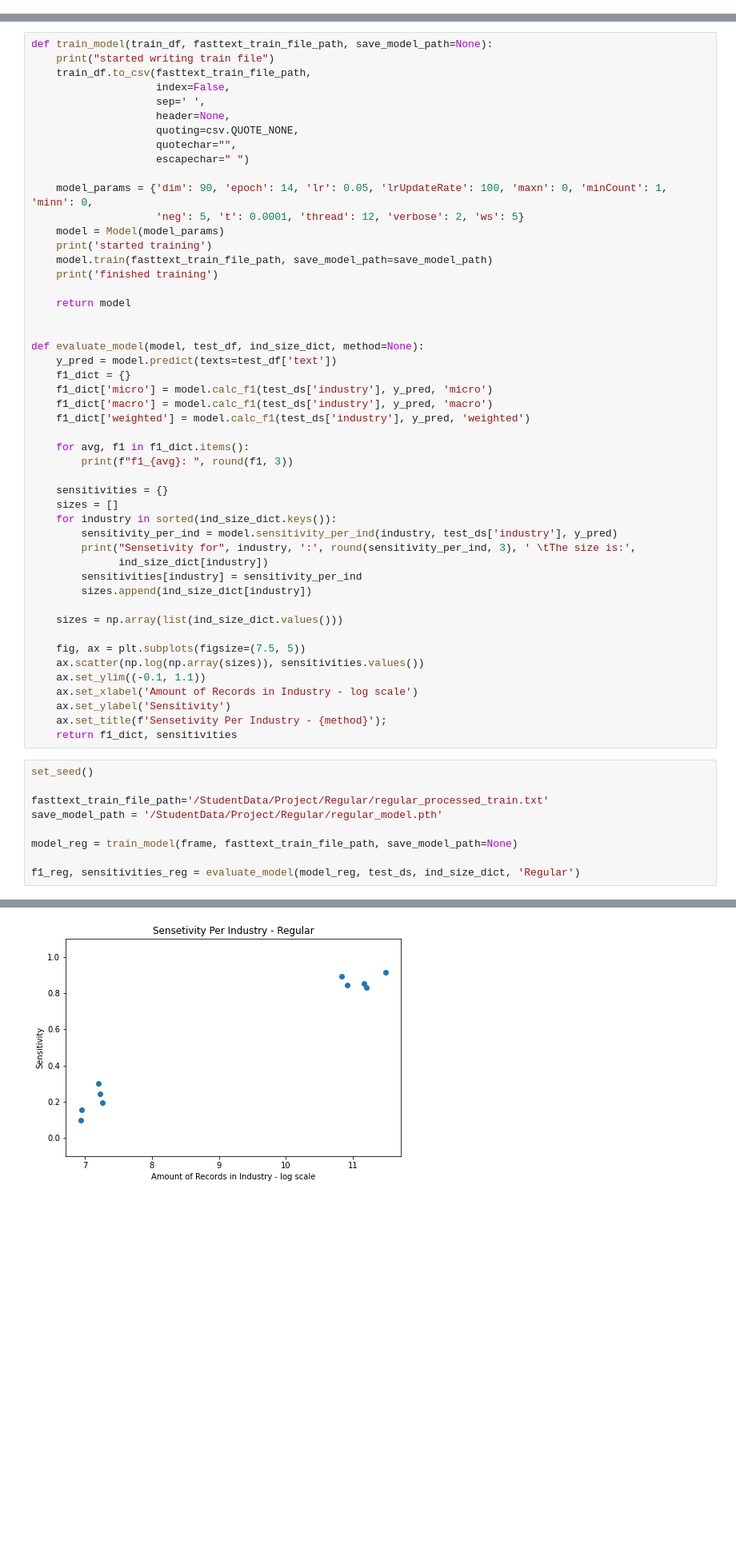
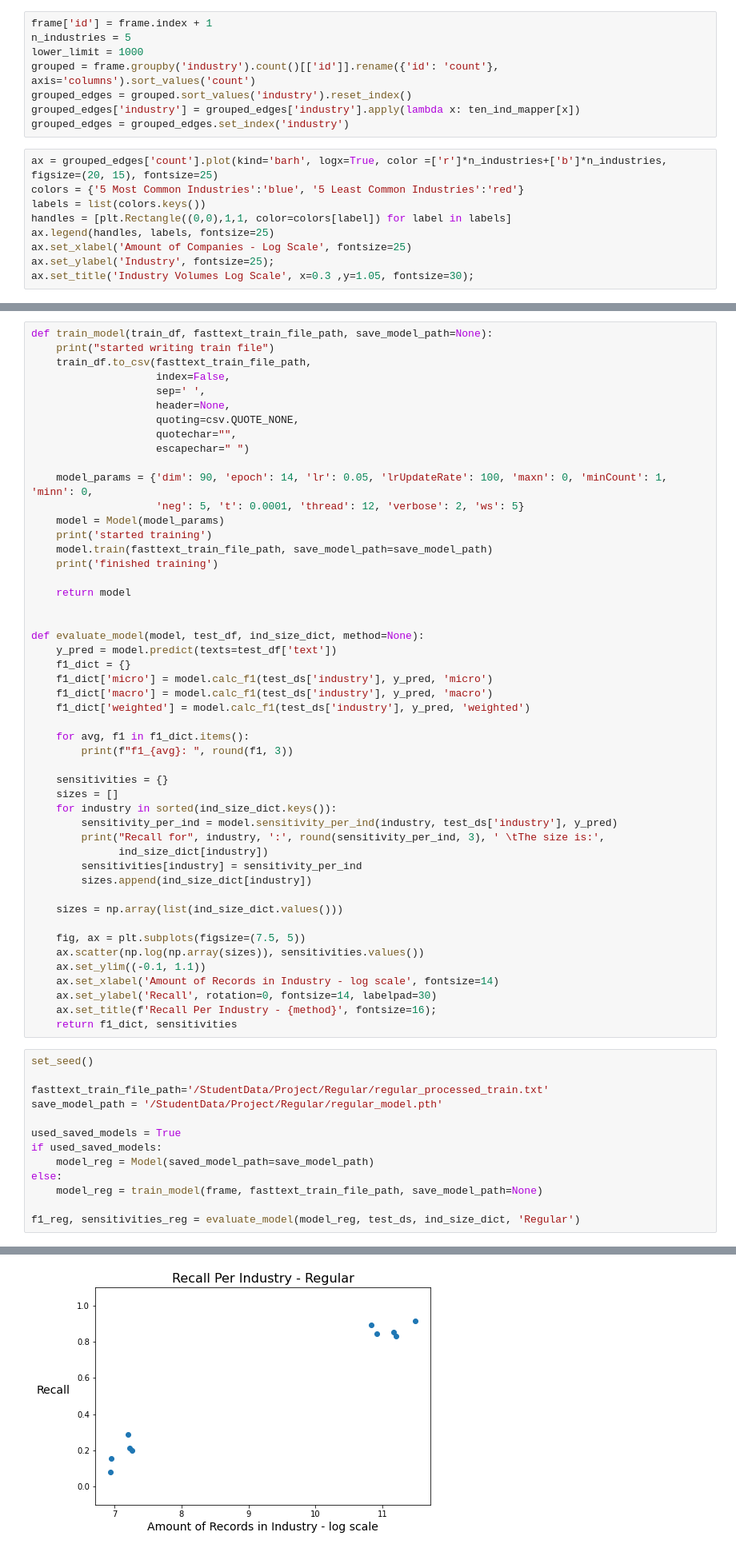
Before and after one commit to dvirla/Balancing_Textual_Datasets, a Jupyter notebook: Framework.ipynb, the cells around one changed output, grey strips where cells are left out. Shown at 80% size. Saved outputs shown, nothing was run; the diff lists cells and outputs as text; blank space fills up the shorter version.

Commit message:
finalized Framework

```diff
--- a/Framework.ipynb
+++ b/Framework.ipynb
@@ -214,0 +207,17 @@ test_ds = pd.read_pickle('/StudentData/Project/processed_test.pkl')
+# %%
+frame['id'] = frame.index + 1
+n_industries = 5
+lower_limit = 1000
+grouped = frame.groupby('industry').count()[['id']].rename({'id': 'count'}, axis='columns').sort_values('count')
+grouped_edges = grouped.sort_values('industry').reset_index()
+grouped_edges['industry'] = grouped_edges['industry'].apply(lambda x: ten_ind_mapper[x])
+grouped_edges = grouped_edges.set_index('industry')
+# %%
+ax = grouped_edges['count'].plot(kind='barh', logx=True, color =['r']*n_industries+['b']*n_industries, figsize=(20, 15), fontsize=25)
+colors = {'5 Most Common Industries':'blue', '5 Least Common Industries':'red'}
+labels = list(colors.keys())
+handles = [plt.Rectangle((0,0),1,1, color=colors[label]) for label in labels]
+ax.legend(handles, labels, fontsize=25)
+ax.set_xlabel('Amount of Companies - Log Scale', fontsize=25)
+ax.set_ylabel('Industry', fontsize=25);
+ax.set_title('Industry Volumes Log Scale', x=0.3 ,y=1.05, fontsize=30);
@@ -249,7 +260,7 @@ def evaluate_model(model, test_df, ind_size_dict, method=None):
     sizes = []
     for industry in sorted(ind_size_dict.keys()):
         sensitivity_per_ind = model.sensitivity_per_ind(industry, test_ds['industry'], y_pred)
-        print("Sensetivity for", industry, ':', round(sensitivity_per_ind, 3), ' \tThe size is:',
+        print("Recall for", industry, ':', round(sensitivity_per_ind, 3), ' \tThe size is:',
               ind_size_dict[industry])
         sensitivities[industry] = sensitivity_per_ind
         sizes.append(ind_size_dict[industry])
@@ -259,9 +270,9 @@ def evaluate_model(model, test_df, ind_size_dict, method=None):
     fig, ax = plt.subplots(figsize=(7.5, 5))
     ax.scatter(np.log(np.array(sizes)), sensitivities.values())
     ax.set_ylim((-0.1, 1.1))
-    ax.set_xlabel('Amount of Records in Industry - log scale')
-    ax.set_ylabel('Sensitivity')
-    ax.set_title(f'Sensetivity Per Industry - {method}');
+    ax.set_xlabel('Amount of Records in Industry - log scale', fontsize=14)
+    ax.set_ylabel('Recall', rotation=0, fontsize=14, labelpad=30)
+    ax.set_title(f'Recall Per Industry - {method}', fontsize=16);
     return f1_dict, sensitivities
 # %%
 set_seed()
@@ -269,7 +280,11 @@ set_seed()
 fasttext_train_file_path='/StudentData/Project/Regular/regular_processed_train.txt'
 save_model_path = '/StudentData/Project/Regular/regular_model.pth'
 
-model_reg = train_model(frame, fasttext_train_file_path, save_model_path=None)
+used_saved_models = True
+if used_saved_models:
+    model_reg = Model(saved_model_path=save_model_path)
+else:
+    model_reg = train_model(frame, fasttext_train_file_path, save_model_path=None)
 
 f1_reg, sensitivities_reg = evaluate_model(model_reg, test_ds, ind_size_dict, 'Regular')
 # %% [output]
@@ -289,4 +305,4 @@ Sensetivity for __label__9 : 0.913      The size is: 97373
-[figure, old version]
+[figure, new version]
 # %% [markdown]
 ## Undersampling
 # %%
```
Also changed, not shown: parts of 39 cells of this notebook.
